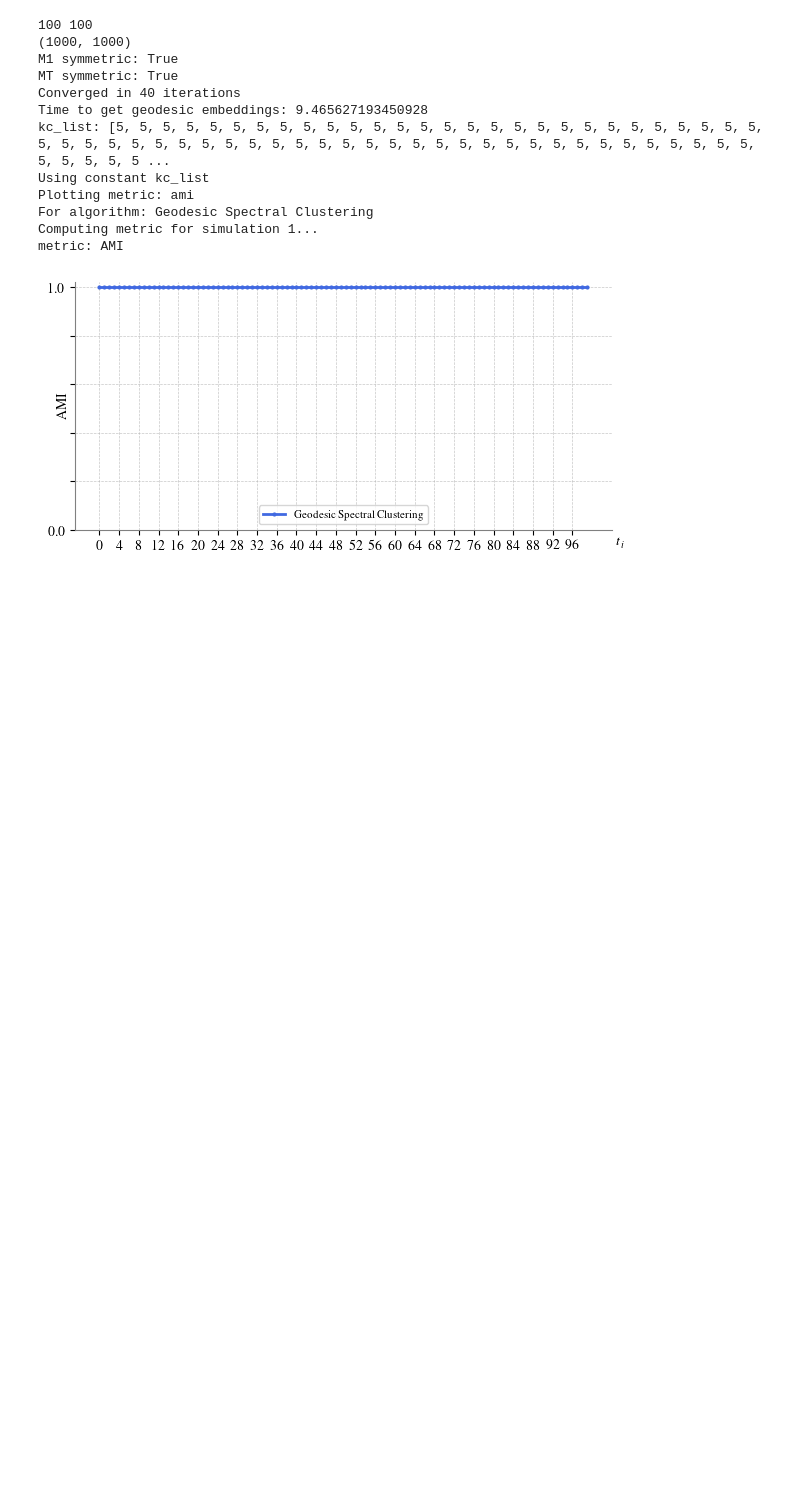
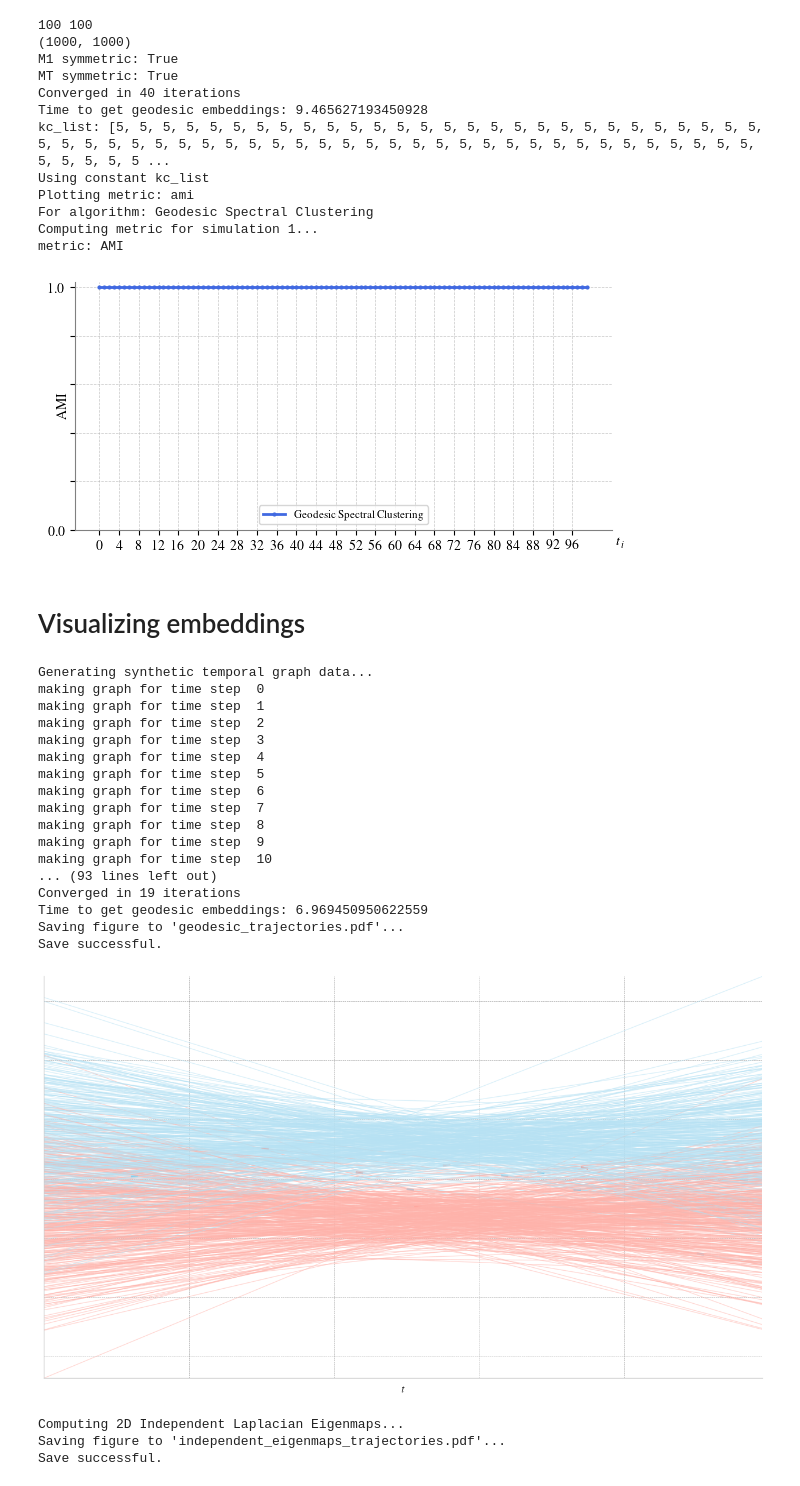
Before and after one commit to JacobH140/spectral-dcd, a Jupyter notebook: spectraldcd/experiments/demo.ipynb, the cells around one changed output. Cells and saved outputs as stored; diff of their text form; code cells hidden in the pictures; blank space fills up the shorter version.

```diff
--- a/spectraldcd/experiments/demo.ipynb
+++ b/spectraldcd/experiments/demo.ipynb
@@ -321,3 +256,5 @@ For algorithm: Geodesic Spectral Clustering
 Computing metric for simulation 1...
 metric: AMI
 [figure]
+# %% [markdown]
+# Visualizing embeddings
@@ -323,0 +493,46 @@ metric: AMI
+# %%
+
+
+
+print("Generating synthetic temporal graph data...")
+d = 750
+T = 100
+k = 2
+pin = 0.3
+pout = 0.1
+p_switch = 0.02
+
+adjacency_all, true_labels_all = sbm_dynamic_model_2(
+    N=d, k=k, pin=[pin]*k, pout=pout, p_switch=p_switch, T=T, Totalsims=1, base_seed=4, try_sparse=True
+)
+adjacency_matrices_sparse = adjacency_all[0]
+labels_true = true_labels_all[0]
+
+save_path_plot1 = "geodesic_trajectories.pdf"
+save_path_plot2 = "independent_eigenmaps_trajectories.pdf"
+
+plot_1d_temporal_trajectories(adjacency_matrices_sparse, labels_true, T, d, save_path_plot1=save_path_plot1, save_path_plot2=save_path_plot2)
+
+# use tnetwork instead
+# %% [output]
+Generating synthetic temporal graph data...
+making graph for time step  0
+making graph for time step  1
+making graph for time step  2
+making graph for time step  3
+making graph for time step  4
+making graph for time step  5
+making graph for time step  6
+making graph for time step  7
+making graph for time step  8
+making graph for time step  9
+making graph for time step  10
+... (93 lines left out)
+Converged in 19 iterations
+Time to get geodesic embeddings: 6.969450950622559
+Saving figure to 'geodesic_trajectories.pdf'...
+Save successful.
+[figure, added]
+Computing 2D Independent Laplacian Eigenmaps...
+Saving figure to 'independent_eigenmaps_trajectories.pdf'...
+Save successful.
```
Also changed, not shown: parts of 5 cells of this notebook, 2 other files.
